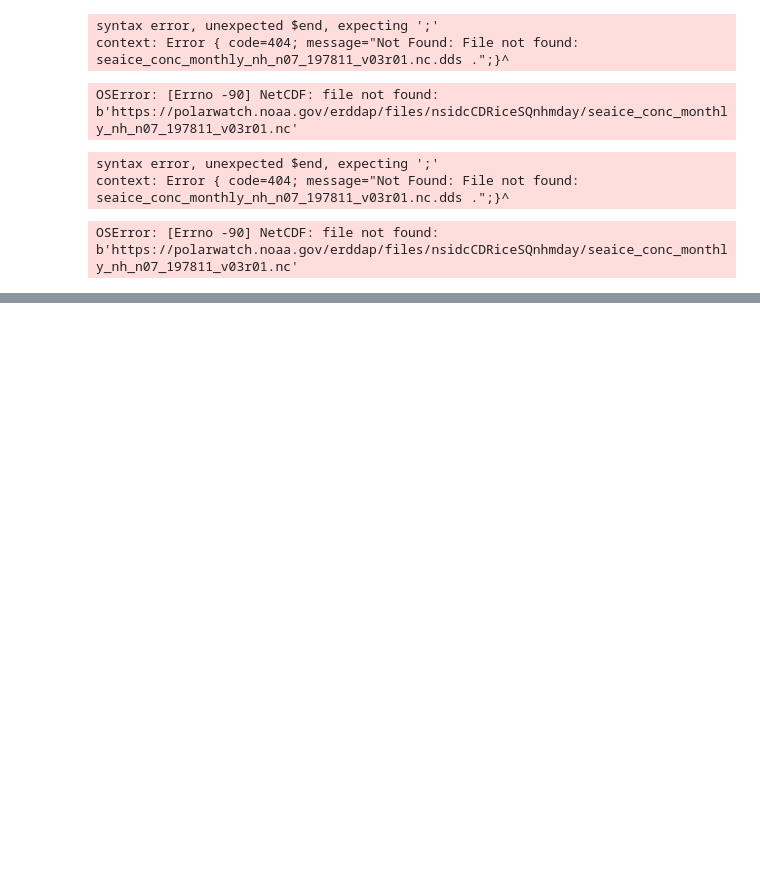
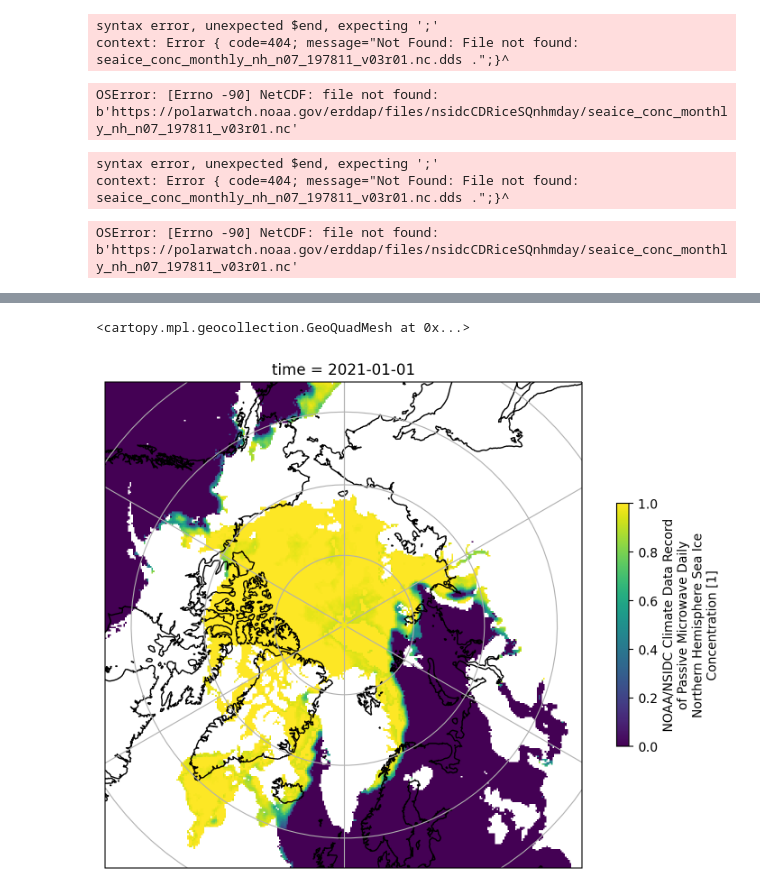
Before and after one commit to juliasimpson97/rces-final-project, a Jupyter notebook: final_project.ipynb, the cells around one changed output, grey strips where cells are left out. Drawn from its saved outputs; the diff is of its cells as text; code cells hidden in the pictures; blank space fills up the shorter version.

Commit message:
bringing in ice conc data

```diff
--- a/final_project.ipynb
+++ b/final_project.ipynb
@@ -80,0 +160,6 @@ OSError: [Errno -90] NetCDF: file not found: b'https://polarwatch.noaa.gov/erdda
+# %%
+e.variables = ['cdr_seaice_conc'] # this must be a list even if just one element
+e.constraints['time>='] = '2021-01-01T00:00:00Z'
+# %%
+ds = e.to_xarray()
+ds
@@ -80,0 +184,2 @@ OSError: [Errno -90] NetCDF: file not found: b'https://polarwatch.noaa.gov/erdda
+# %%
+ds_ice = xr.merge([ds, ds_ll])
@@ -80,0 +206,2 @@ OSError: [Errno -90] NetCDF: file not found: b'https://polarwatch.noaa.gov/erdda
+# %%
+ds_ice.set_coords(['latitude', 'longitude'])
@@ -80,0 +226,14 @@ OSError: [Errno -90] NetCDF: file not found: b'https://polarwatch.noaa.gov/erdda
+# %%
+fig = plt.figure(figsize=(10,7))
+proj_ant = ccrs.NorthPolarStereo()
+ax = plt.axes(projection=proj_ant)
+ax.set_extent([-180, 180, 100, 56], crs=ccrs.PlateCarree())
+ax.coastlines()
+ax.gridlines()
+
+ice_conc = ds_ice.cdr_seaice_conc[0]
+ice_conc = ice_conc.where(ice_conc<=1)
+ice_conc.plot(vmin=0, vmax=1, cbar_kwargs={'shrink': 0.5})
+# %% [output]
+<cartopy.mpl.geocollection.GeoQuadMesh at 0x...>
+[figure, added]
```
Also changed, not shown: parts of 27 cells of this notebook.
